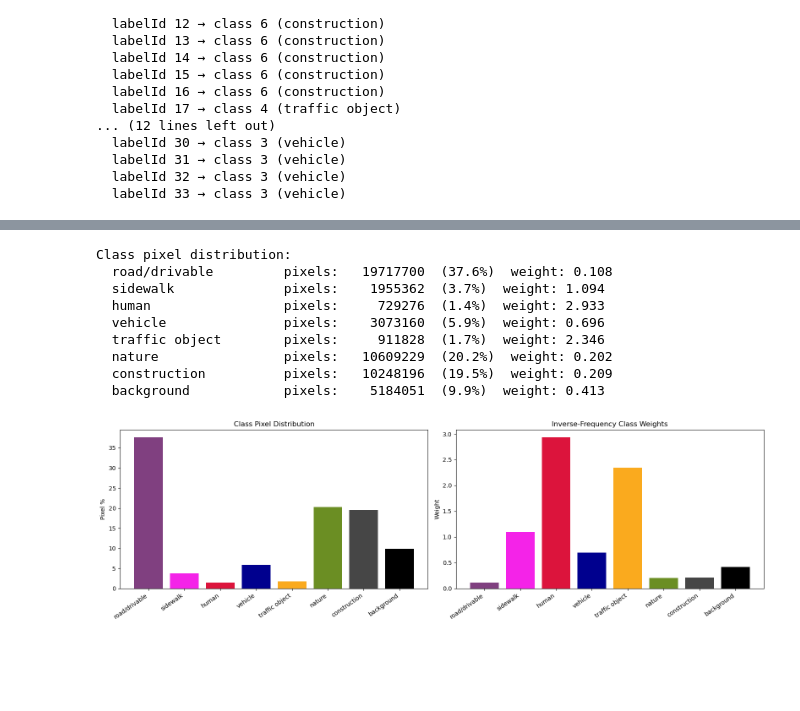
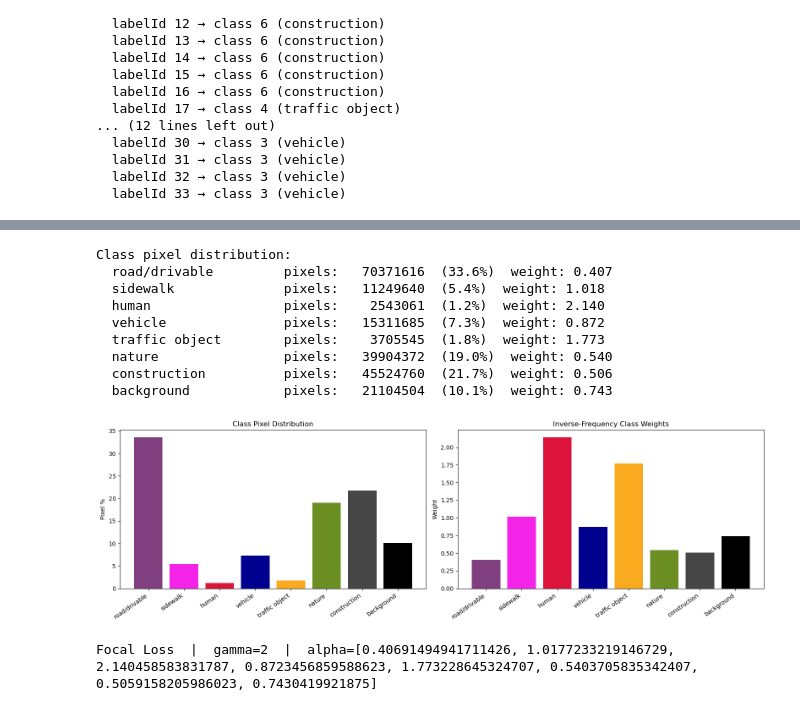
Before and after one commit to rxthlessbeats/Cityscapes-Image-Segmentation, a Jupyter notebook: notebooks/base.ipynb, the cells around one changed output, grey strips where cells are left out. Drawn from its saved outputs; the diff is of its cells as text; code cells hidden in the pictures; blank space fills up the shorter version.

```diff
--- a/notebooks/base.ipynb
+++ b/notebooks/base.ipynb
@@ -27,14 +28,15 @@ print(f"Using device: {device}")
 Using device: cuda
 # %%
 # ── Configuration ──
-DATA_ROOT = "./data/small_data"
+DATA_ROOT = "../data/small_data"
 IMG_HEIGHT, IMG_WIDTH = 256, 512
-BATCH_SIZE = 4
+BATCH_SIZE = 10
 NUM_CLASSES = 8
-NUM_EPOCHS = 30
+NUM_EPOCHS = 15
 LR = 1e-4
-NUM_TRAIN = 400  # use a small subset for fast iteration
-NUM_VAL = 100
+FOCAL_GAMMA = 2
+NUM_TRAIN = 1600  # use a small subset for fast iteration
+NUM_VAL = 400
 
 CLASS_NAMES = [
     "road/drivable",  # 0
@@ -267,6 +279,10 @@ class CityscapesSegDataset(Dataset):
 
         return img, lbl_t, mask
 # %%
-# ── DataLoaders (small subset) ──
-train_full = CityscapesSegDataset(DATA_ROOT, "train", transform=train_transform)
-val_full = CityscapesSegDataset(DATA_ROOT, "valid", transform=val_transform)
+# ── Datasets (only load the samples we need) ──
+train_ds = CityscapesSegDataset(
+    DATA_ROOT, "train", transform=val_transform, max_samples=NUM_TRAIN, seed=42
+)
+val_ds = CityscapesSegDataset(
+    DATA_ROOT, "valid", transform=val_transform, max_samples=NUM_VAL, seed=42
+)
@@ -285,11 +289,5 @@ val_full = CityscapesSegDataset(DATA_ROOT, "valid", transform=val_transform)
 # %%
-rng = np.random.default_rng(42)
-train_idx = rng.choice(len(train_full), size=min(NUM_TRAIN, len(train_full)), replace=False)
-val_idx = rng.choice(len(val_full), size=min(NUM_VAL, len(val_full)), replace=False)
-
-train_ds = Subset(train_full, train_idx)
-val_ds = Subset(val_full, val_idx)
-
+# ── DataLoaders ──
 train_loader = DataLoader(
     train_ds, batch_size=BATCH_SIZE, shuffle=True, num_workers=0, pin_memory=True
 )
@@ -297,6 +295,6 @@ val_loader = DataLoader(
     val_ds, batch_size=BATCH_SIZE, shuffle=False, num_workers=0, pin_memory=True
 )
 
-print(f"Train subset: {len(train_ds)} samples  ({len(train_loader)} batches)")
-print(f"Val   subset: {len(val_ds)} samples  ({len(val_loader)} batches)")
+print(f"Train: {len(train_ds)} samples  ({len(train_loader)} batches)")
+print(f"Val:   {len(val_ds)} samples  ({len(val_loader)} batches)")
 # %% [output]
@@ -352,7 +350,11 @@ for _, lbl, _ in train_loader:
 
 freq = pixel_counts / pixel_counts.sum()
 inv_freq = 1.0 / (freq + 1e-6)
-class_weights = (inv_freq / inv_freq.sum() * NUM_CLASSES).to(device)
+
+# Inverse-frequency weights
+# class_weights = (inv_freq / inv_freq.sum() * NUM_CLASSES).to(device)
+# Dampened weights
+class_weights = (inv_freq.sqrt() / inv_freq.sqrt().sum() * NUM_CLASSES).to(device)
 
 print("Class pixel distribution:")
 for name, cnt, w in zip(CLASS_NAMES, pixel_counts, class_weights):
@@ -392,45 +394,46 @@ class FocalLoss(nn.Module):
                 gamma=0 reduces to weighted cross-entropy.
     """
 
     def __init__(self, alpha=None, gamma=2.0):
         super().__init__()
         self.gamma = gamma
         if alpha is not None:
             self.register_buffer("alpha", alpha.clone())
         else:
             self.alpha = None
 
     def forward(self, logits, targets, mask=None):
         # logits: [B, C, H, W],  targets: [B, H, W],  mask: [B, H, W] (optional)
         ce = nn.functional.cross_entropy(logits, targets, reduction="none")  # [B, H, W]
         pt = torch.exp(-ce)  # predicted probability of the true class
 
         focal = (1.0 - pt) ** self.gamma * ce  # [B, H, W]
 
         if self.alpha is not None:
             alpha_t = self.alpha[targets]  # per-pixel weight based on true class
             focal = alpha_t * focal
 
         if mask is not None:
             focal = focal * mask  # boundary pixels get higher weight
 
         return focal.mean()
 
 
-# criterion = FocalLoss(alpha=class_weights, gamma=2.0)
-# print(f"\nFocal Loss  |  gamma={criterion.gamma}  |  alpha={class_weights.cpu().tolist()}")
-criterion = nn.CrossEntropyLoss(weight=class_weights).to(device)
+criterion = FocalLoss(alpha=class_weights, gamma=FOCAL_GAMMA)
+print(f"\nFocal Loss  |  gamma={criterion.gamma}  |  alpha={class_weights.cpu().tolist()}")
+# criterion = nn.CrossEntropyLoss(weight=class_weights).to(device)
 # %% [output]
 Class pixel distribution:
-  road/drivable         pixels:   19717700  (37.6%)  weight: 0.108
-  sidewalk              pixels:    1955362  (3.7%)  weight: 1.094
-  human                 pixels:     729276  (1.4%)  weight: 2.933
-  vehicle               pixels:    3073160  (5.9%)  weight: 0.696
-  traffic object        pixels:     911828  (1.7%)  weight: 2.346
-  nature                pixels:   10609229  (20.2%)  weight: 0.202
-  construction          pixels:   10248196  (19.5%)  weight: 0.209
-  background            pixels:    5184051  (9.9%)  weight: 0.413
+  road/drivable         pixels:   70371616  (33.6%)  weight: 0.407
+  sidewalk              pixels:   11249640  (5.4%)  weight: 1.018
+  human                 pixels:    2543061  (1.2%)  weight: 2.140
+  vehicle               pixels:   15311685  (7.3%)  weight: 0.872
+  traffic object        pixels:    3705545  (1.8%)  weight: 1.773
+  nature                pixels:   39904372  (19.0%)  weight: 0.540
+  construction          pixels:   45524760  (21.7%)  weight: 0.506
+  background            pixels:   21104504  (10.1%)  weight: 0.743
-[figure, old version]
+[figure, new version]
+Focal Loss  |  gamma=2  |  alpha=[0.40691494941711426, 1.0177233219146729, 2.140458583831787, 0.8723456859588623, 1.773228645324707, 0.5403705835342407, 0.5059158205986023, 0.7430419921875]
 # %%
 # ── FCN-8s Model (built from scratch) ──
 #
```
Also changed, not shown: parts of 11 cells of this notebook, 5 other files.
